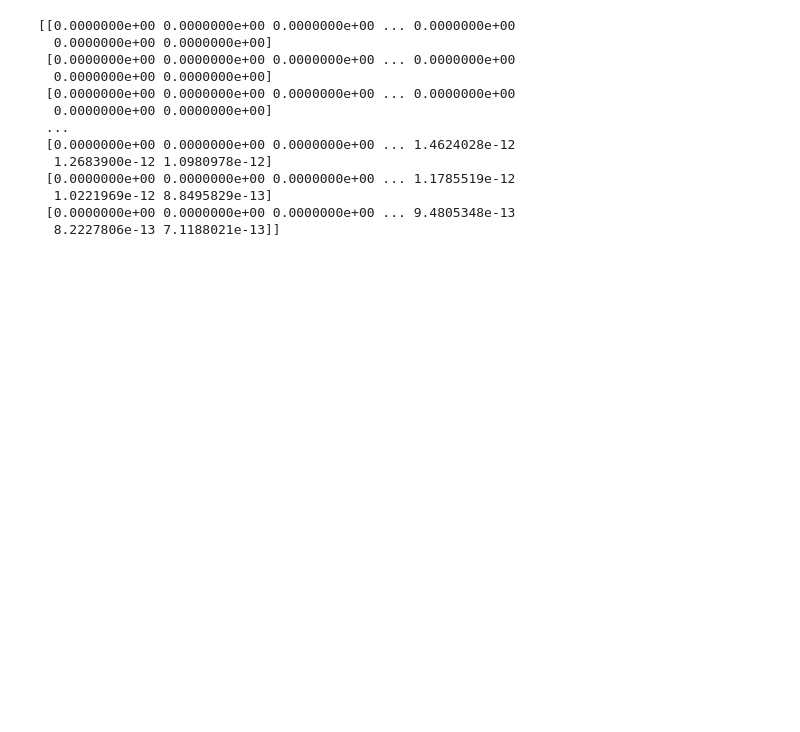
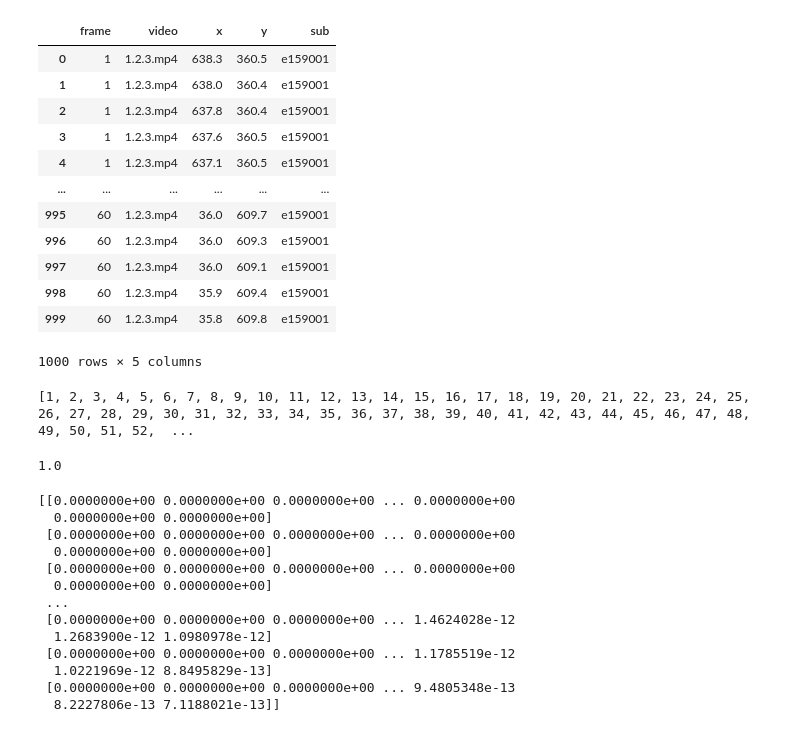
Before and after one commit to AndrewZhang599/extended-event-modeling, a Jupyter notebook: src/preprocess_features/andrew_testing_heatmap.ipynb, the cells around one changed output. Drawn from its saved outputs; the diff is of its cells as text; code cells hidden in the pictures; blank space fills up the shorter version.

```diff
--- a/src/preprocess_features/andrew_testing_heatmap.ipynb
+++ b/src/preprocess_features/andrew_testing_heatmap.ipynb
@@ -9,6 +9,23 @@ fix_arr = np.array([
     [2, 1200, 600],
     [3, 1000, 500]  # Subject 2 fixates at (1200, 600)
 ])
+sample_eye = pd.read_csv(r"C:\Users\super\OneDrive\Desktop\Github repos\extended-event-modeling\output\eye_all\all_eye_080422.csv", nrows=1000)
+# %%
+sample_eye
+# %% [output]
+|  | frame | video | x | y | sub |
+| 0 | 1 | 1.2.3.mp4 | 638.3 | 360.5 | e159001 |
+| 1 | 1 | 1.2.3.mp4 | 638.0 | 360.4 | e159001 |
+| 2 | 1 | 1.2.3.mp4 | 637.8 | 360.4 | e159001 |
+| 3 | 1 | 1.2.3.mp4 | 637.6 | 360.5 | e159001 |
+| 4 | 1 | 1.2.3.mp4 | 637.1 | 360.5 | e159001 |
+| ... | ... | ... | ... | ... | ... |
+| 995 | 60 | 1.2.3.mp4 | 36.0 | 609.7 | e159001 |
+| 996 | 60 | 1.2.3.mp4 | 36.0 | 609.3 | e159001 |
+| 997 | 60 | 1.2.3.mp4 | 36.0 | 609.1 | e159001 |
+| 998 | 60 | 1.2.3.mp4 | 35.9 | 609.4 | e159001 |
+| 999 | 60 | 1.2.3.mp4 | 35.8 | 609.8 | e159001 |
+1000 rows × 5 columns
 # %%
 def GaussianMask(sizex, sizey, sigma=10, center=None, fix=1):
     """
@@ -49,7 +66,7 @@ def Fixpos2Densemap(fix_arr, width, height):
     """
     heatmap = np.zeros((height, width), np.float32)
     for n_subject in range(fix_arr.shape[0]):
-        center = (fix_arr[n_subject, 1], fix_arr[n_subject, 2])
+        center = (fix_arr[n_subject][0], fix_arr[n_subject][1])
         place = GaussianMask(width, height, sigma=33, center=center)
         # print("Sum: ", np.sum(place))
         heatmap += place
@@ -57,6 +74,16 @@ def Fixpos2Densemap(fix_arr, width, height):
     normalized_heatmap = heatmap / heatmap.sum()
 
     return normalized_heatmap
+# %% [output]
+[1, 2, 3, 4, 5, 6, 7, 8, 9, 10, 11, 12, 13, 14, 15, 16, 17, 18, 19, 20, 21, 22, 23, 24, 25, 26, 27, 28, 29, 30, 31, 32, 33, 34, 35, 36, 37, 38, 39, 40, 41, 42, 43, 44, 45, 46, 47, 48, 49, 50, 51, 52,  ...
+# %%
+unique_list = sample_eye['frame'].unique().tolist()
+frame_1 = sample_eye[sample_eye['frame'] == 1]
+avg_frame = frame_1.groupby(['sub']).mean()
+values = avg_frame.to_numpy()
+print(values[0][0])
+# %% [output]
+1.0
 # %%
 width, height = 1280, 720
 
```
Also changed, not shown: parts of 1 cell of this notebook, 5 other files.
